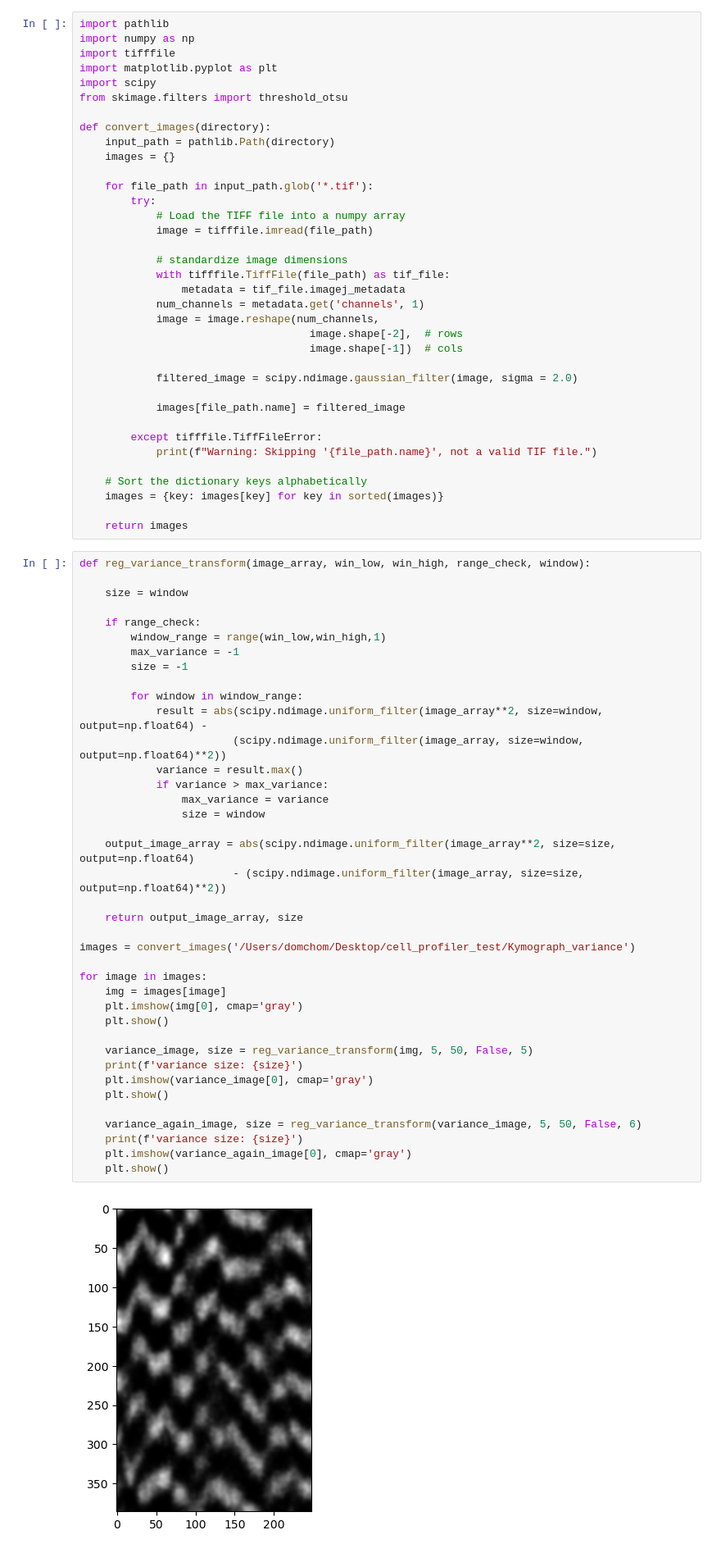
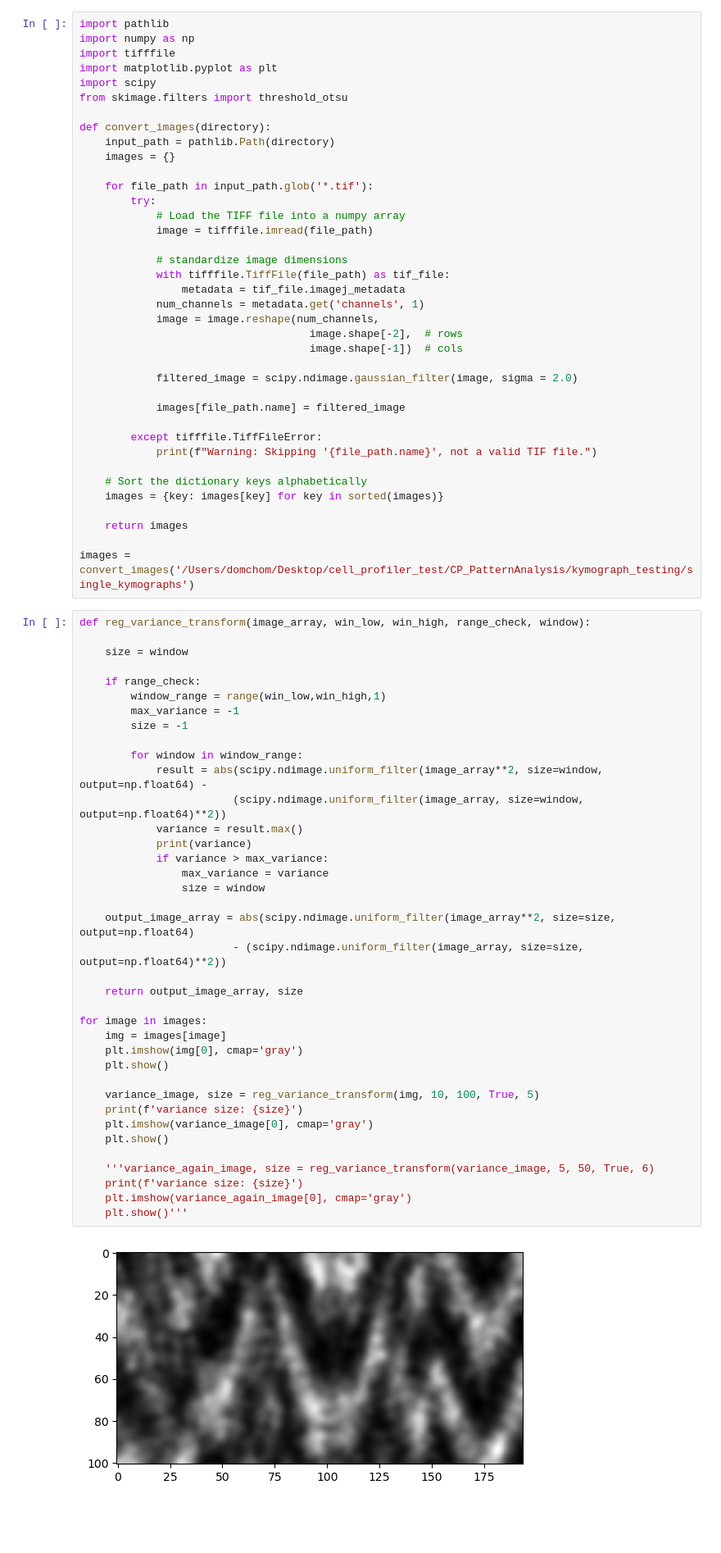
Before and after one commit to domchom/CellProfiler-plugins, a Jupyter notebook: dom_testing/Linear_variance_transform.ipynb, the cells around one changed output. Shown at 82% size. Drawn from its saved outputs; the diff is of its cells as text; blank space fills up the shorter version.

```diff
--- a/dom_testing/Linear_variance_transform.ipynb
+++ b/dom_testing/Linear_variance_transform.ipynb
@@ -34,6 +34,8 @@ def convert_images(directory):
     images = {key: images[key] for key in sorted(images)}
 
     return images
+
+images = convert_images('/Users/domchom/Desktop/cell_profiler_test/CP_PatternAnalysis/kymograph_testing/single_kymographs')
 # %%
 def reg_variance_transform(image_array, win_low, win_high, range_check, window):
 
@@ -42,36 +44,35 @@ def reg_variance_transform(image_array, win_low, win_high, range_check, window):
     if range_check:
         window_range = range(win_low,win_high,1)
         max_variance = -1
         size = -1
 
         for window in window_range:
             result = abs(scipy.ndimage.uniform_filter(image_array**2, size=window, output=np.float64) -
                         (scipy.ndimage.uniform_filter(image_array, size=window, output=np.float64)**2))
             variance = result.max()
+            print(variance)
             if variance > max_variance:
                 max_variance = variance
                 size = window
 
     output_image_array = abs(scipy.ndimage.uniform_filter(image_array**2, size=size, output=np.float64)
                         - (scipy.ndimage.uniform_filter(image_array, size=size, output=np.float64)**2))
 
     return output_image_array, size
 
-images = convert_images('/Users/domchom/Desktop/cell_profiler_test/Kymograph_variance')
-
 for image in images:
     img = images[image]
     plt.imshow(img[0], cmap='gray')
     plt.show()
 
-    variance_image, size = reg_variance_transform(img, 5, 50, False, 5)
+    variance_image, size = reg_variance_transform(img, 10, 100, True, 5)
     print(f'variance size: {size}')
     plt.imshow(variance_image[0], cmap='gray')
     plt.show()
 
-    variance_again_image, size = reg_variance_transform(variance_image, 5, 50, False, 6)
+    '''variance_again_image, size = reg_variance_transform(variance_image, 5, 50, True, 6)
     print(f'variance size: {size}')
     plt.imshow(variance_again_image[0], cmap='gray')
-    plt.show()
+    plt.show()'''
 # %% [output]
-[figure, old version]
+[figure, new version]
```
Also changed, not shown: parts of 3 cells of this notebook.
